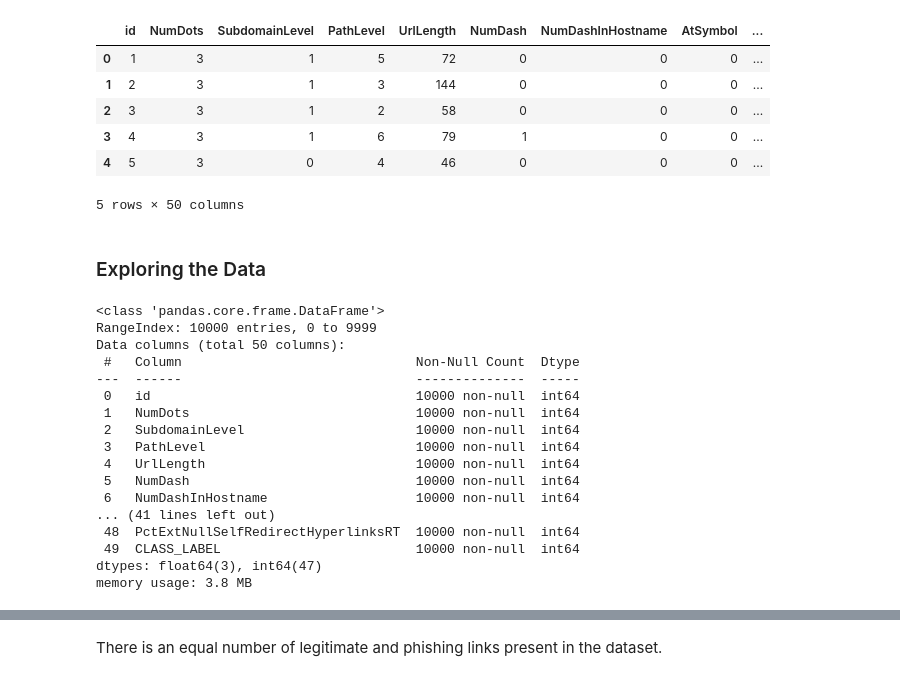
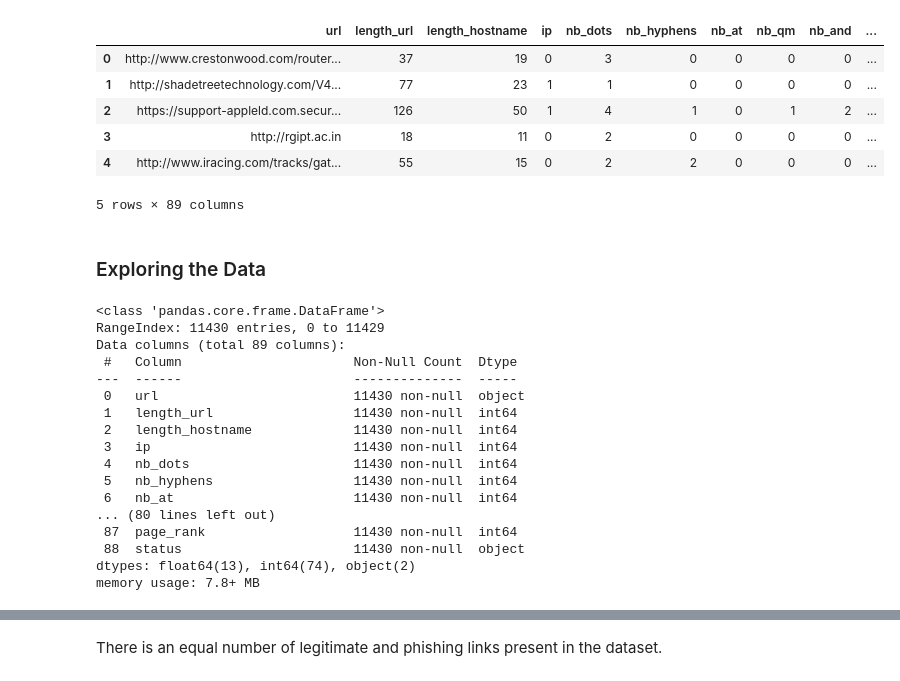
Before and after one commit to ezrc2/phishing-links, a Jupyter notebook: predict.ipynb, the cells around one changed output, grey strips where cells are left out. Saved outputs shown, nothing was run; the diff lists cells and outputs as text; code cells hidden in the pictures.

```diff
--- a/predict.ipynb
+++ b/predict.ipynb
@@ -3,38 +3,38 @@ import numpy as np
 import pandas as pd
 import matplotlib.pyplot as plt
 # %%
-phishing_df = pd.read_csv('Phishing_Legitimate_full.csv')
+phishing_df = pd.read_csv('dataset_phishing.csv')
 phishing_df.head()
 # %% [output]
-|  | id | NumDots | SubdomainLevel | PathLevel | UrlLength | NumDash | NumDashInHostname | AtSymbol | ... |
-| 0 | 1 | 3 | 1 | 5 | 72 | 0 | 0 | 0 | ... |
-| 1 | 2 | 3 | 1 | 3 | 144 | 0 | 0 | 0 | ... |
-| 2 | 3 | 3 | 1 | 2 | 58 | 0 | 0 | 0 | ... |
-| 3 | 4 | 3 | 1 | 6 | 79 | 1 | 0 | 0 | ... |
-| 4 | 5 | 3 | 0 | 4 | 46 | 0 | 0 | 0 | ... |
+|  | url | length_url | length_hostname | ip | nb_dots | nb_hyphens | nb_at | nb_qm | nb_and | ... |
+| 0 | http://www.crestonwood.com/router... | 37 | 19 | 0 | 3 | 0 | 0 | 0 | 0 | ... |
+| 1 | http://shadetreetechnology.com/V4... | 77 | 23 | 1 | 1 | 0 | 0 | 0 | 0 | ... |
+| 2 | https://support-appleld.com.secur... | 126 | 50 | 1 | 4 | 1 | 0 | 1 | 2 | ... |
+| 3 | http://rgipt.ac.in | 18 | 11 | 0 | 2 | 0 | 0 | 0 | 0 | ... |
+| 4 | http://www.iracing.com/tracks/gat... | 55 | 15 | 0 | 2 | 2 | 0 | 0 | 0 | ... |
-5 rows × 50 columns
+5 rows × 89 columns
 # %% [markdown]
 ### Exploring the Data
 # %%
 phishing_df.info()
 # %% [output]
 <class 'pandas.core.frame.DataFrame'>
-RangeIndex: 10000 entries, 0 to 9999
-Data columns (total 50 columns):
- #   Column                              Non-Null Count  Dtype
----  ------                              --------------  -----
- 0   id                                  10000 non-null  int64
- 1   NumDots                             10000 non-null  int64
- 2   SubdomainLevel                      10000 non-null  int64
- 3   PathLevel                           10000 non-null  int64
- 4   UrlLength                           10000 non-null  int64
- 5   NumDash                             10000 non-null  int64
- 6   NumDashInHostname                   10000 non-null  int64
-... (41 lines left out)
- 48  PctExtNullSelfRedirectHyperlinksRT  10000 non-null  int64
- 49  CLASS_LABEL                         10000 non-null  int64
-dtypes: float64(3), int64(47)
-memory usage: 3.8 MB
+RangeIndex: 11430 entries, 0 to 11429
+Data columns (total 89 columns):
+ #   Column                      Non-Null Count  Dtype
+---  ------                      --------------  -----
+ 0   url                         11430 non-null  object
+ 1   length_url                  11430 non-null  int64
+ 2   length_hostname             11430 non-null  int64
+ 3   ip                          11430 non-null  int64
+ 4   nb_dots                     11430 non-null  int64
+ 5   nb_hyphens                  11430 non-null  int64
+ 6   nb_at                       11430 non-null  int64
+... (80 lines left out)
+ 87  page_rank                   11430 non-null  int64
+ 88  status                      11430 non-null  object
+dtypes: float64(13), int64(74), object(2)
+memory usage: 7.8+ MB
 # %%
 phishing_df.describe()
 # %% [output]
```
Also changed, not shown: parts of 14 cells of this notebook, 4 other files.
